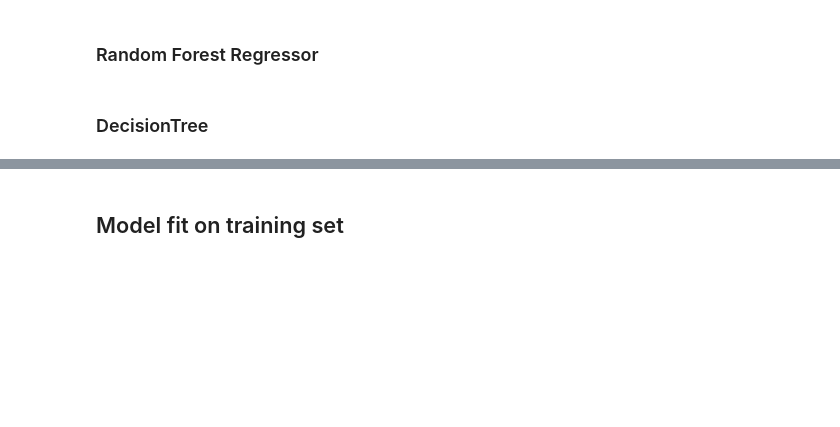
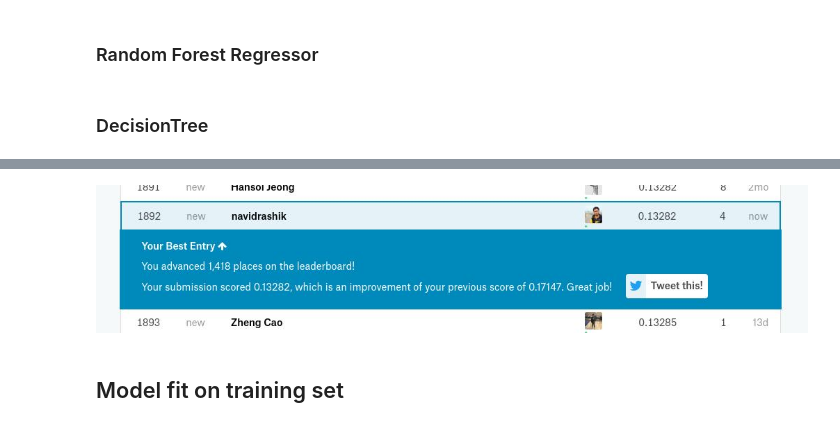
Before and after one commit to navidRashik/House-Prices-Advanced-Regression-Techniques, a Jupyter notebook: house_price.ipynb, the cells around one changed output, grey strips where cells are left out. Saved outputs shown, nothing was run; the diff lists cells and outputs as text; code cells hidden in the pictures; blank space fills up the shorter version.

```diff
--- a/house_price.ipynb
+++ b/house_price.ipynb
@@ -358,3 +275,11 @@ my_model = LinearRegression()
+# %%
+from xgboost import XGBRegressor
+my_model = XGBRegressor(n_estimators=1000, learning_rate=0.05)
+
+
+Image("xgboost.jpg")
+# %% [output]
+[figure, added]
 # %% [markdown]
 ## Model fit on training set
 # %%
```
Also changed, not shown: parts of 35 cells of this notebook.
